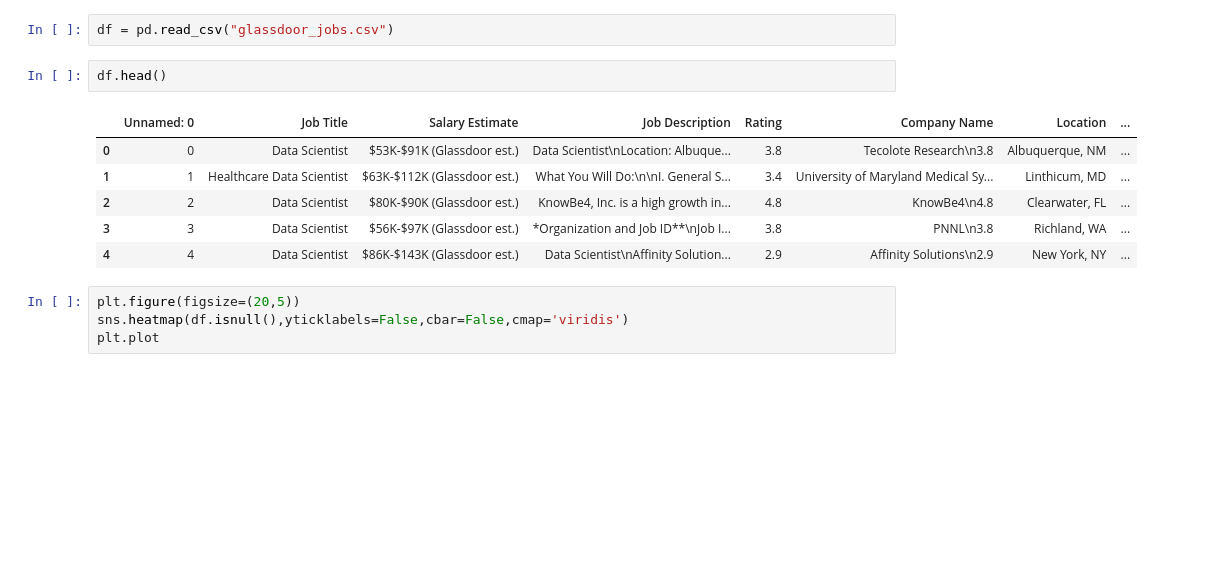
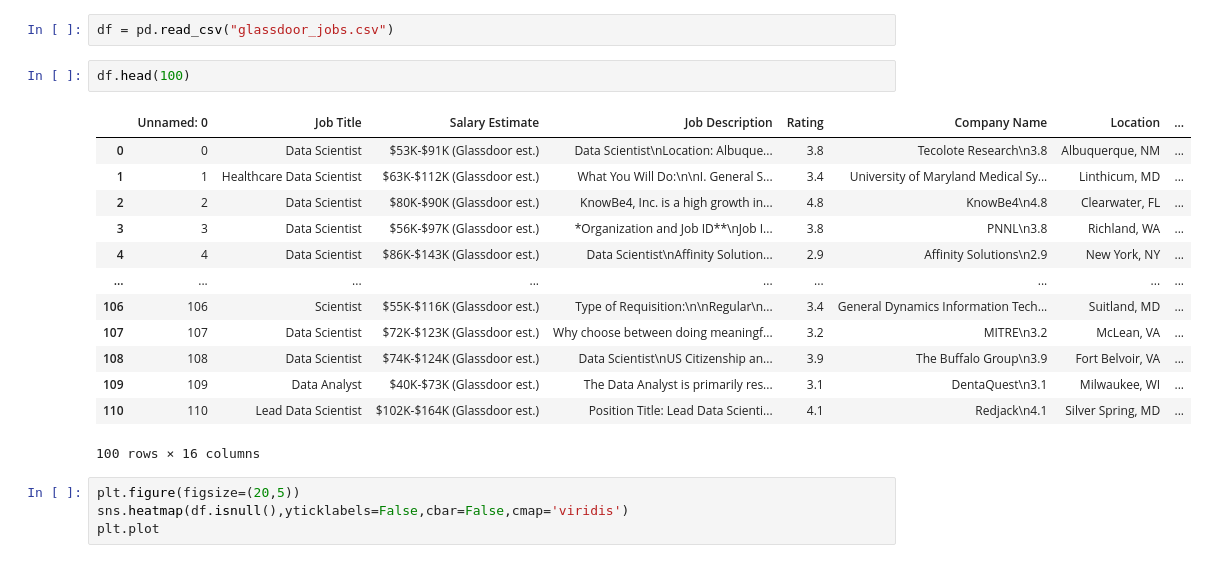
Before and after one commit to masete/ML-Predict-DS-Salaries, a Jupyter notebook: data_cleaning.ipynb, the cells around one changed output. Saved outputs shown, nothing was run; the diff lists cells and outputs as text; blank space fills up the shorter version.

```diff
--- a/data_cleaning.ipynb
+++ b/data_cleaning.ipynb
@@ -7,14 +7,21 @@ import pandas_profiling
 # %%
 df = pd.read_csv("glassdoor_jobs.csv")
 # %%
-df.head()
+df.head(100)
 # %% [output]
 |  | Unnamed: 0 | Job Title | Salary Estimate | Job Description | Rating | Company Name | Location | ... |
 | 0 | 0 | Data Scientist | $53K-$91K (Glassdoor est.) | Data Scientist\nLocation: Albuque... | 3.8 | Tecolote Research\n3.8 | Albuquerque, NM | ... |
 | 1 | 1 | Healthcare Data Scientist | $63K-$112K (Glassdoor est.) | What You Will Do:\n\nI. General S... | 3.4 | University of Maryland Medical Sy... | Linthicum, MD | ... |
 | 2 | 2 | Data Scientist | $80K-$90K (Glassdoor est.) | KnowBe4, Inc. is a high growth in... | 4.8 | KnowBe4\n4.8 | Clearwater, FL | ... |
 | 3 | 3 | Data Scientist | $56K-$97K (Glassdoor est.) | *Organization and Job ID**\nJob I... | 3.8 | PNNL\n3.8 | Richland, WA | ... |
 | 4 | 4 | Data Scientist | $86K-$143K (Glassdoor est.) | Data Scientist\nAffinity Solution... | 2.9 | Affinity Solutions\n2.9 | New York, NY | ... |
+| ... | ... | ... | ... | ... | ... | ... | ... | ... |
+| 106 | 106 | Scientist | $55K-$116K (Glassdoor est.) | Type of Requisition:\n\nRegular\n... | 3.4 | General Dynamics Information Tech... | Suitland, MD | ... |
+| 107 | 107 | Data Scientist | $72K-$123K (Glassdoor est.) | Why choose between doing meaningf... | 3.2 | MITRE\n3.2 | McLean, VA | ... |
+| 108 | 108 | Data Scientist | $74K-$124K (Glassdoor est.) | Data Scientist\nUS Citizenship an... | 3.9 | The Buffalo Group\n3.9 | Fort Belvoir, VA | ... |
+| 109 | 109 | Data Analyst | $40K-$73K (Glassdoor est.) | The Data Analyst is primarily res... | 3.1 | DentaQuest\n3.1 | Milwaukee, WI | ... |
+| 110 | 110 | Lead Data Scientist | $102K-$164K (Glassdoor est.) | Position Title: Lead Data Scienti... | 4.1 | Redjack\n4.1 | Silver Spring, MD | ... |
+100 rows × 16 columns
 # %%
 plt.figure(figsize=(20,5))
 sns.heatmap(df.isnull(),yticklabels=False,cbar=False,cmap='viridis')
```
Also changed, not shown: parts of 8 cells of this notebook.
